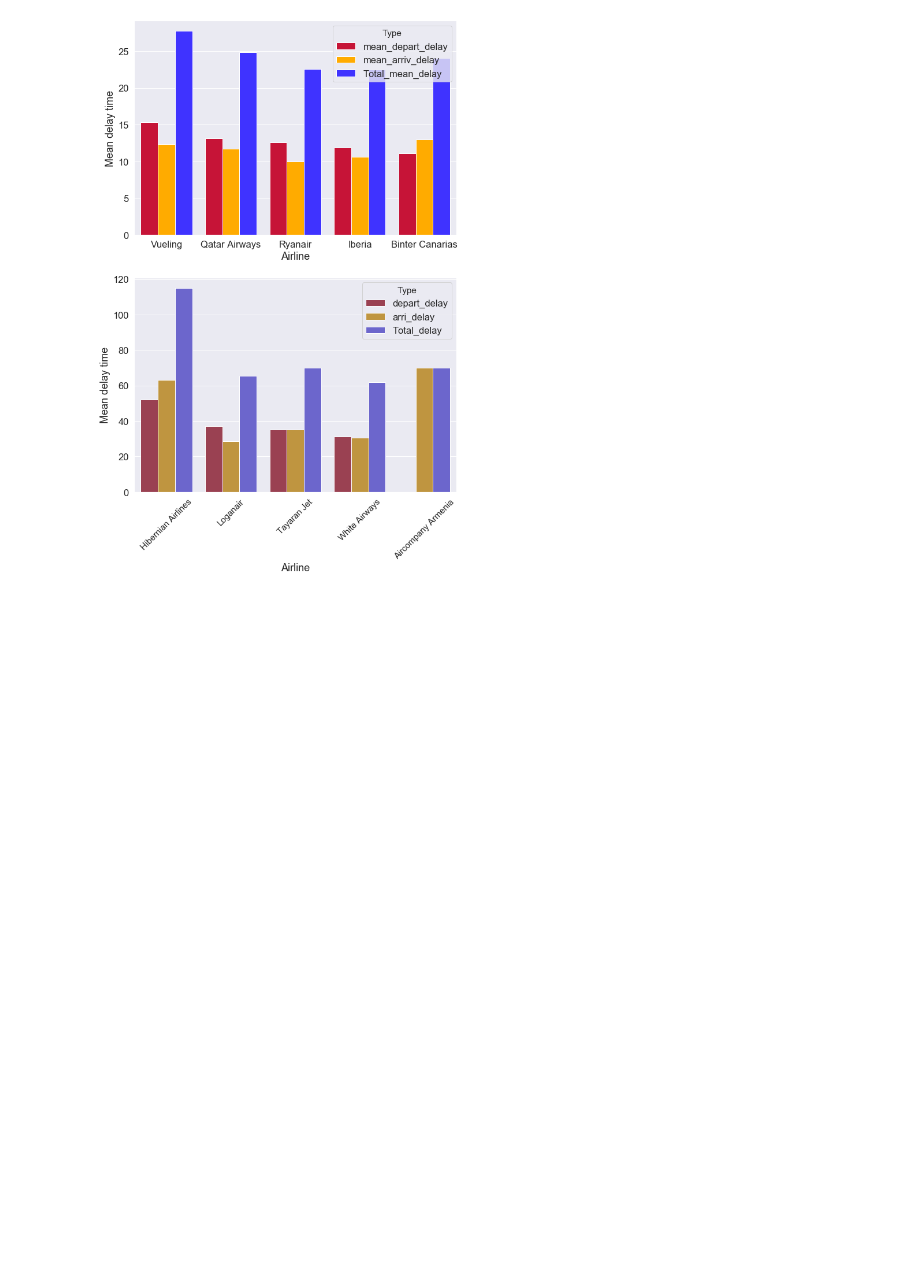
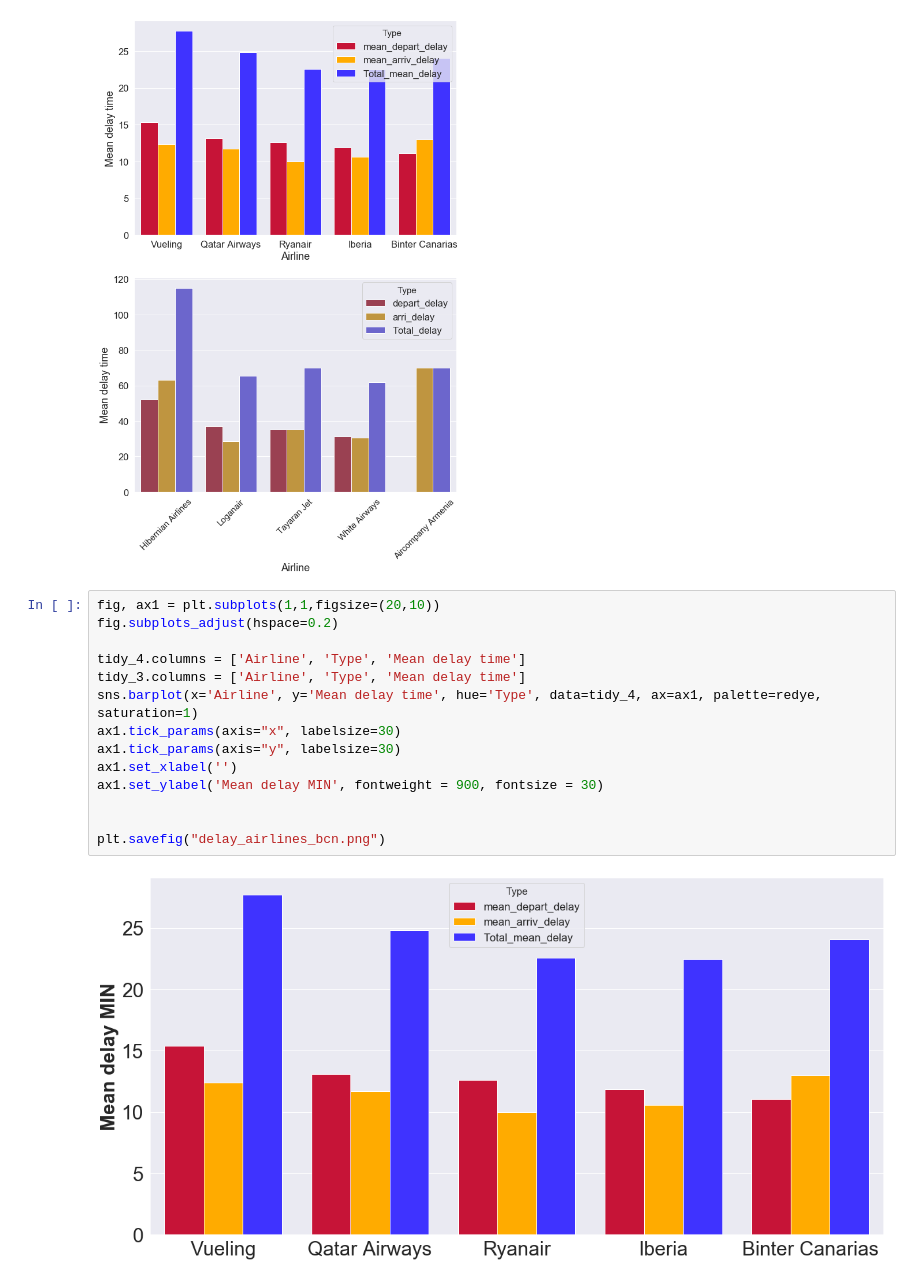
Before and after one commit to albertoabreu91/Airplanes_delay_project, a Jupyter notebook: your-project/Visalizations/Spain_visualizations.ipynb, the cells around one changed output. Drawn from its saved outputs; the diff is of its cells as text; blank space fills up the shorter version.

```diff
--- a/your-project/Visalizations/Spain_visualizations.ipynb
+++ b/your-project/Visalizations/Spain_visualizations.ipynb
@@ -376,3 +376,19 @@ plt.savefig("delay_airlines_es.png")
 plt.show()
 # %% [output]
 [figure]
+# %%
+fig, ax1 = plt.subplots(1,1,figsize=(20,10))
+fig.subplots_adjust(hspace=0.2)
+
+tidy_4.columns = ['Airline', 'Type', 'Mean delay time']
+tidy_3.columns = ['Airline', 'Type', 'Mean delay time']
+sns.barplot(x='Airline', y='Mean delay time', hue='Type', data=tidy_4, ax=ax1, palette=redye, saturation=1)
+ax1.tick_params(axis="x", labelsize=30)
+ax1.tick_params(axis="y", labelsize=30)
+ax1.set_xlabel('')
+ax1.set_ylabel('Mean delay MIN', fontweight = 900, fontsize = 30)
+
+
+plt.savefig("delay_airlines_bcn.png")
+# %% [output]
+[figure, added]
```
Also changed, not shown: 8 other files.
